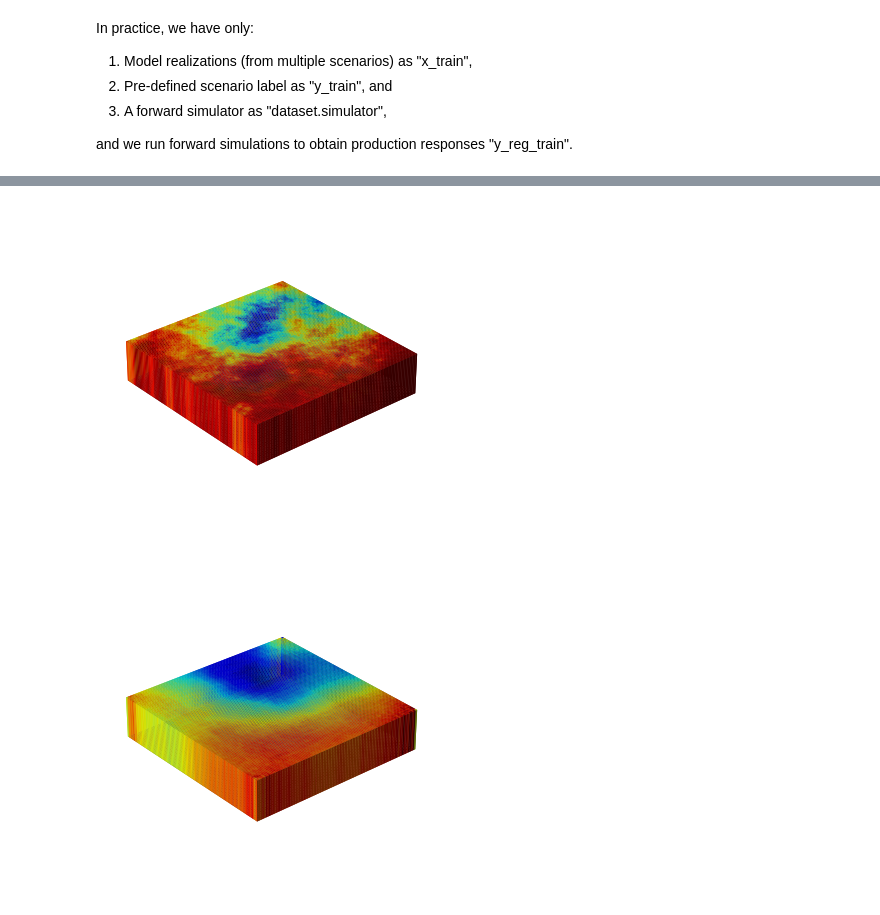
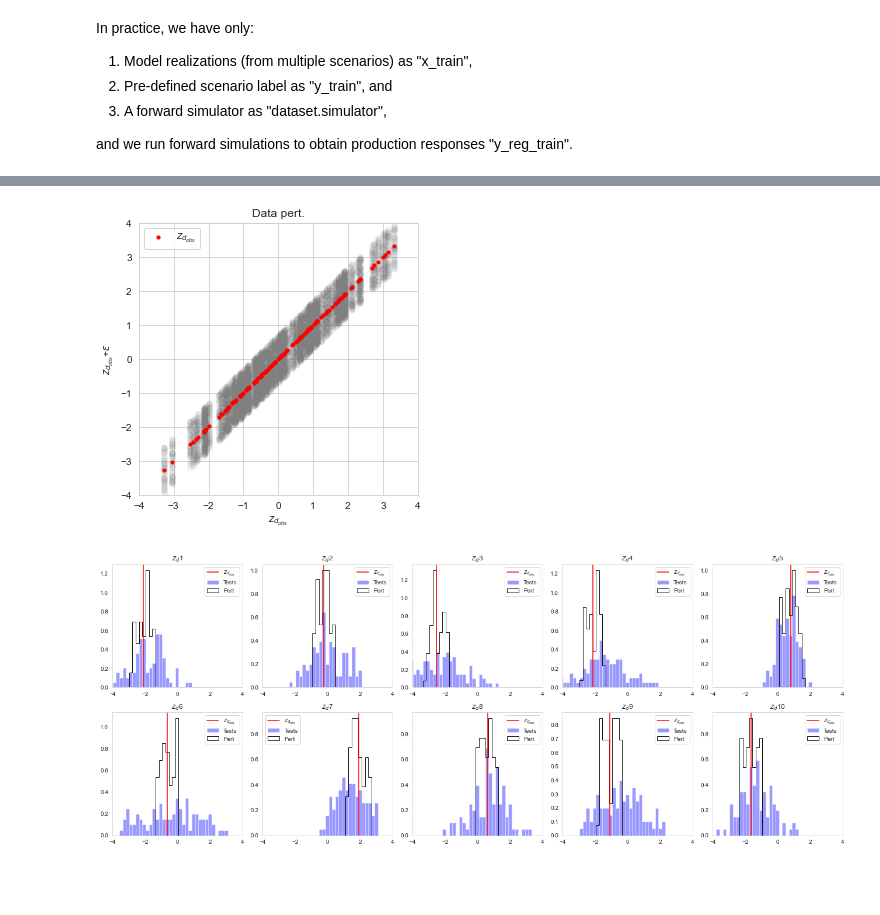
Before and after one commit to rsyamil/latent-space-inversion-lsi, a Jupyter notebook: 2d-fluvial/lsi-demo.ipynb, the cells around one changed output, grey strips where cells are left out. Saved outputs shown, nothing was run; the diff lists cells and outputs as text; code cells hidden in the pictures; blank space fills up the shorter version.

```diff
--- a/2d-fluvial/lsi-demo.ipynb
+++ b/2d-fluvial/lsi-demo.ipynb
@@ -168,6 +142,50 @@ Running simulation  0
-# %%
-util.plot_cube(np.squeeze(m_ref))
-util.plot_cube(np.squeeze(m_ref_hat))
-# %% [output]
-[figure, removed]
-[figure, removed]
+# %%
+#workflow demo, with a reference case (index #3 in test dataset)
+zd_obs = zd_test[case, :]
+
+#sample the latent space around the observed data
+num_samples = 64
+zd_obs_pert = np.zeros([num_samples, zd_obs.shape[0]])
+zd_obs_pert[:,:] = zd_obs
+
+#perturb ~20%
+pert = np.random.uniform(0, 1.4, [num_samples, zd_obs.shape[0]]) - 0.7
+zd_obs_pert = zd_obs_pert + pert
+
+#plot scatter
+f = plt.figure(figsize=(5, 5))
+plt.scatter(zd_obs.flatten(), zd_obs.flatten(), s=10, color='red', alpha=1, label="$z_{d_{obs}}$", zorder=20)
+for i in range(num_samples):
+    plt.scatter(zd_obs.flatten(), zd_obs_pert[i,:].flatten(), s=30, color='gray', alpha=0.05)
+plt.xlim([-4, 4])
+plt.ylim([-4, 4])
+plt.xlabel("$z_{d_{obs}}$")
+plt.ylabel("$z_{d_{obs}}$"+"+$\epsilon$")
+plt.legend()
+plt.title('Data pert.')
+f.savefig('readme/test_zds_scatter_demo.png')
+# %% [output]
+[figure, added]
+# %%
+#latent spaces for the data
+
+zd_obs = zd_test[case, :]
+
+binmax = np.max(zd_obs)
+binmin = np.min(zd_obs)
+bb2 = np.linspace(binmin, binmax, 40)
+
+f = plt.figure(figsize=(18, 14))
+for i in range(10):
+    plt.subplot(4, 5, i+1)
+    plt.hist(zd_test[:, i].flatten(), color='blue', alpha=0.4, bins=bb2, density=True, label="Tests")
+    plt.hist(zd_obs_pert[:, i].flatten(), color='blue', alpha=0.9, edgecolor='black', histtype='step', bins=bb2, density=True, label="Pert")
+    plt.axvline(x=zd_obs[i], c='r', label="$z_{d_{obs}}$")
+    plt.grid(False)
+    plt.xlim(-4, 4),
+    plt.title('$z_{d}$'+str(i+1))
+    plt.legend()
+f.tight_layout()
+f.savefig('readme/test_zds_demo.png', dpi=300)
+# %% [output]
+[figure, added]
```
Also changed, not shown: parts of 13 cells of this notebook, 33 other files.
